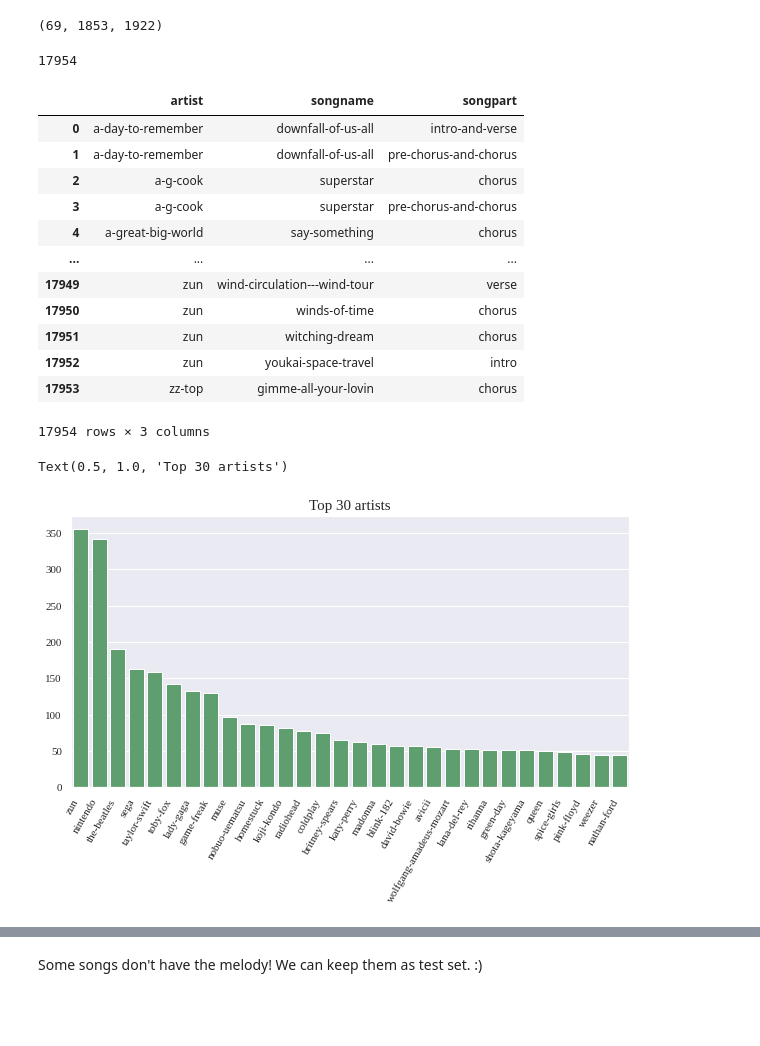
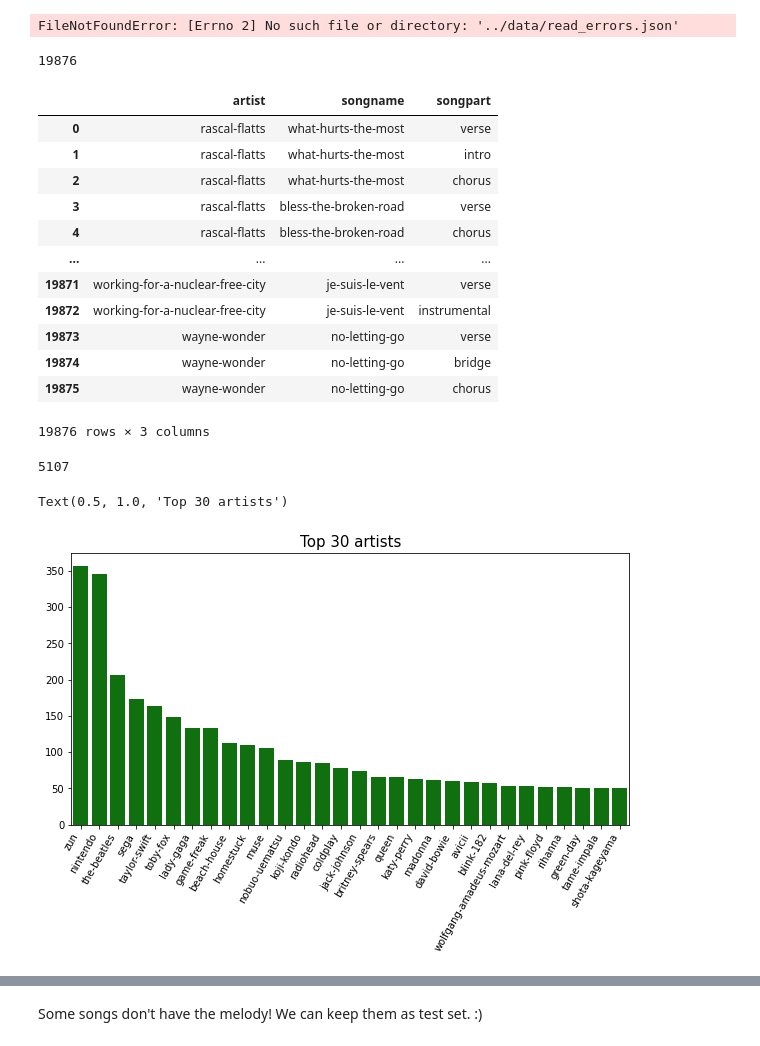
Before and after one commit to jells123/Chord-based_Melody_Generation, a Jupyter notebook: notebooks/MeloDyNN_create-dataset.ipynb, the cells around one changed output, grey strips where cells are left out. Drawn from its saved outputs; the diff is of its cells as text; code cells hidden in the pictures; blank space fills up the shorter version.

```diff
--- a/notebooks/MeloDyNN_create-dataset.ipynb
+++ b/notebooks/MeloDyNN_create-dataset.ipynb
@@ -10,6 +1,9 @@ Mounted at /content/drive
 # %%
 import os
-PATH = 'drive/My Drive/000 STUDIA/MASTER/'
+PATH_DATA = '../data'
+
+PATH_DATA_RAW = os.path.join(PATH_DATA, 'raw')
 FILENAME = "datasets.zip"
-os.listdir(PATH)
+
+os.listdir(PATH_DATA_RAW)
 # %% [output]
@@ -33,17 +11,17 @@ os.listdir(PATH)
 # %%
-import json
+# import json
 
-with open(os.path.join(PATH, "read_errors.json"), "r") as handle:
-  read_errors = set(json.load(handle))
+# with open(os.path.join(PATH, "read_errors.json"), "r") as handle:
+#   read_errors = set(json.load(handle))
 
-with open(os.path.join(PATH, "not_enough_parts.json"), "r") as handle:
-  incomplete_songs = set(json.load(handle))
+# with open(os.path.join(PATH, "not_enough_parts.json"), "r") as handle:
+#   incomplete_songs = set(json.load(handle))
 
-skip = read_errors | incomplete_songs
+# skip = read_errors | incomplete_songs
 
-len(read_errors), len(incomplete_songs), len(skip)
+# len(read_errors), len(incomplete_songs), len(skip)
 # %% [output]
-(69, 1853, 1922)
+FileNotFoundError: [Errno 2] No such file or directory: '../data/read_errors.json'
 # %%
 from zipfile import ZipFile
 
@@ -51,59 +29,65 @@ archive = ZipFile(os.path.join(PATH, FILENAME))
 
 midi_paths = []
 for path in archive.namelist():
-  if path not in skip and path.endswith('.mid') and 'nokey' in path:
-    midi_paths.append(path)
+    if path.endswith('.mid') and 'nokey' in path and path.startswith('datasets'):
+        midi_paths.append(path)
 
 len(midi_paths)
 # %% [output]
-17954
+19876
 # %%
 import pandas as pd
 
-catalog_df = pd.DataFrame.from_records(map(lambda x : x.split("/")[3:], midi_paths), columns=["artist", "songname", "songpart"])
+catalog_df = pd.DataFrame.from_records(
+    map(lambda x : x.split("/")[3:], midi_paths),
+    columns=["artist", "songname", "songpart"]
+)
 catalog_df["songpart"] = catalog_df["songpart"].apply(lambda x : x.split('.')[0].split('_')[0])
 catalog_df
 # %% [output]
 |  | artist | songname | songpart |
-| 0 | a-day-to-remember | downfall-of-us-all | intro-and-verse |
-| 1 | a-day-to-remember | downfall-of-us-all | pre-chorus-and-chorus |
-| 2 | a-g-cook | superstar | chorus |
-| 3 | a-g-cook | superstar | pre-chorus-and-chorus |
-| 4 | a-great-big-world | say-something | chorus |
+| 0 | rascal-flatts | what-hurts-the-most | verse |
+| 1 | rascal-flatts | what-hurts-the-most | intro |
+| 2 | rascal-flatts | what-hurts-the-most | chorus |
+| 3 | rascal-flatts | bless-the-broken-road | verse |
+| 4 | rascal-flatts | bless-the-broken-road | chorus |
 | ... | ... | ... | ... |
-| 17949 | zun | wind-circulation---wind-tour | verse |
-| 17950 | zun | winds-of-time | chorus |
-| 17951 | zun | witching-dream | chorus |
-| 17952 | zun | youkai-space-travel | intro |
-| 17953 | zz-top | gimme-all-your-lovin | chorus |
+| 19871 | working-for-a-nuclear-free-city | je-suis-le-vent | verse |
+| 19872 | working-for-a-nuclear-free-city | je-suis-le-vent | instrumental |
+| 19873 | wayne-wonder | no-letting-go | verse |
+| 19874 | wayne-wonder | no-letting-go | bridge |
+| 19875 | wayne-wonder | no-letting-go | chorus |
-17954 rows × 3 columns
+19876 rows × 3 columns
+# %%
+len(catalog_df.artist.value_counts())
+# %% [output]
+5107
 # %%
 # import matplotlib.font_manager
 # [f.name for f in matplotlib.font_manager.fontManager.ttflist]
 
 import matplotlib.pyplot as plt
 from matplotlib import rcParams
-rcParams['font.family'] = 'Liberation Serif'
+# rcParams['font.family'] = 'Liberation Serif'
 # %%
 import seaborn as sns
 import matplotlib.pyplot as plt
-sns.set(font="Liberation Serif")
 
 plt.figure(figsize=(10, 5))
 
 top_artists = catalog_df.artist.value_counts()[:30]
 ax = sns.barplot(x=top_artists.index, y=top_artists.values, color="g")
 
 _ = plt.xticks(
     rotation=60,
     horizontalalignment='right',
     fontweight='light',
 )
 
 plt.title("Top 30 artists", size=15)
 # %% [output]
 Text(0.5, 1.0, 'Top 30 artists')
-[figure, old version]
+[figure, new version]
 # %%
 plt.figure(figsize=(10, 5))
 
```
Also changed, not shown: parts of 33 cells of this notebook, 21 other files.
